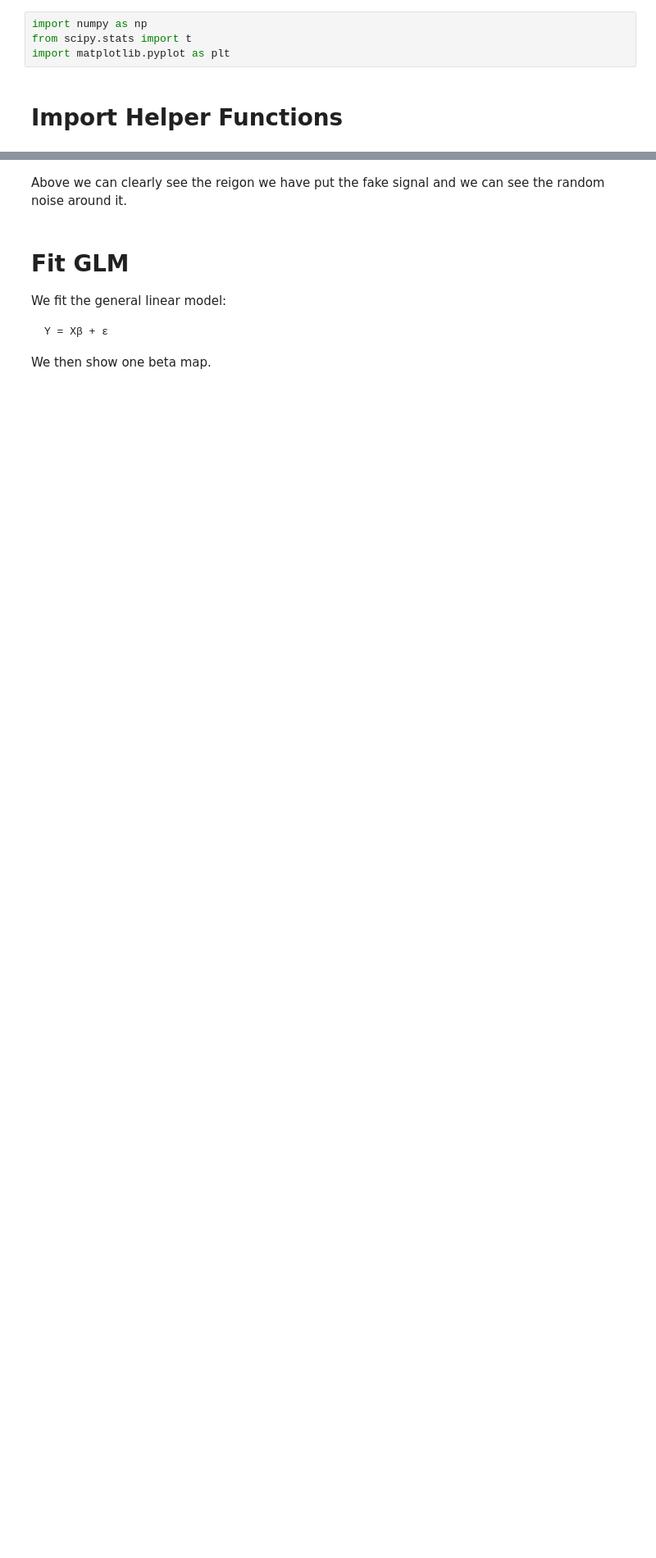
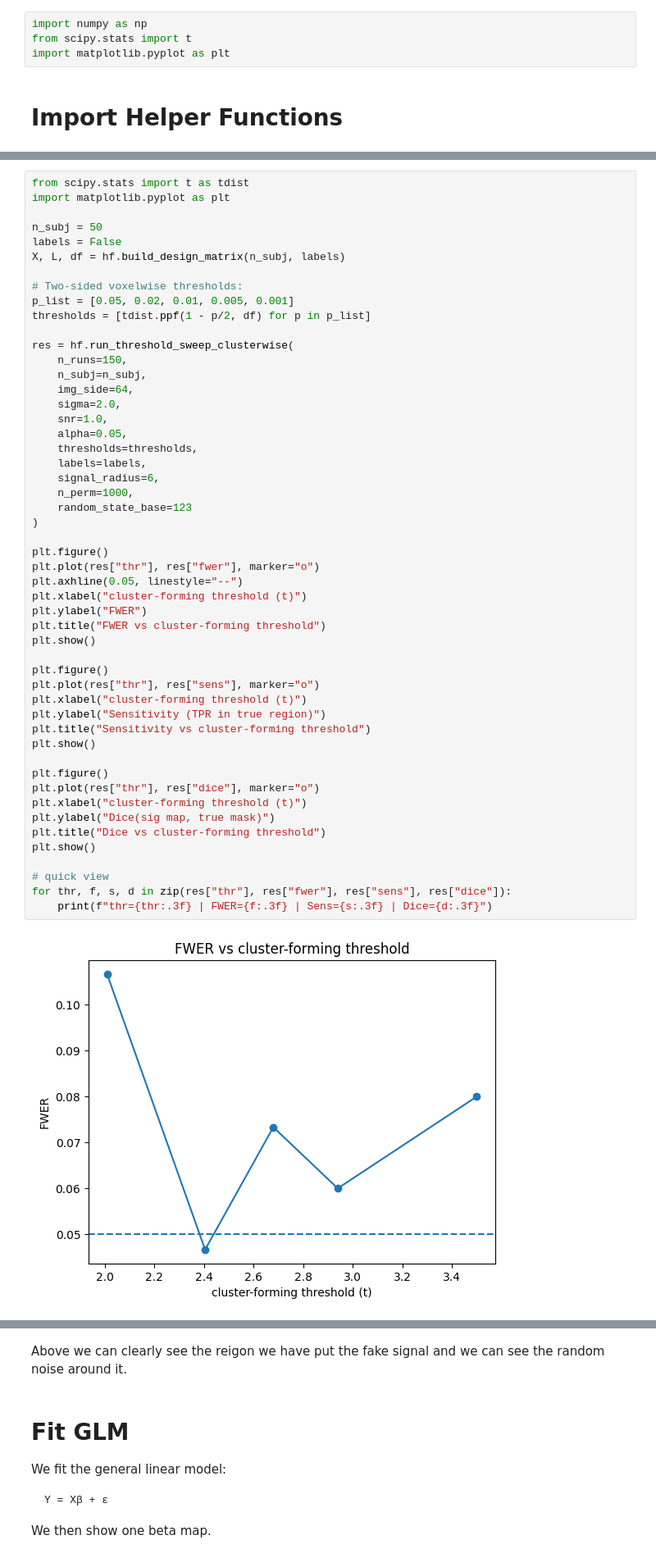
Before and after one commit to lt22412/group_project, a Jupyter notebook: Cluster_wise_permutation/walkthrough.ipynb, the cells around one changed output, grey strips where cells are left out. Shown at 82% size. Cells and saved outputs as stored; diff of their text form; blank space fills up the shorter version.

```diff
--- a/Cluster_wise_permutation/walkthrough.ipynb
+++ b/Cluster_wise_permutation/walkthrough.ipynb
@@ -11,0 +204,53 @@ import simdata as simd
+# %%
+from scipy.stats import t as tdist
+import matplotlib.pyplot as plt
+
+n_subj = 50
+labels = False
+X, L, df = hf.build_design_matrix(n_subj, labels)
+
+# Two-sided voxelwise thresholds:
+p_list = [0.05, 0.02, 0.01, 0.005, 0.001]
+thresholds = [tdist.ppf(1 - p/2, df) for p in p_list]
+
+res = hf.run_threshold_sweep_clusterwise(
+    n_runs=150,
+    n_subj=n_subj,
+    img_side=64,
+    sigma=2.0,
+    snr=1.0,
+    alpha=0.05,
+    thresholds=thresholds,
+    labels=labels,
+    signal_radius=6,
+    n_perm=1000,
+    random_state_base=123
+)
+
+plt.figure()
+plt.plot(res["thr"], res["fwer"], marker="o")
+plt.axhline(0.05, linestyle="--")
+plt.xlabel("cluster-forming threshold (t)")
+plt.ylabel("FWER")
+plt.title("FWER vs cluster-forming threshold")
+plt.show()
+
+plt.figure()
+plt.plot(res["thr"], res["sens"], marker="o")
+plt.xlabel("cluster-forming threshold (t)")
+plt.ylabel("Sensitivity (TPR in true region)")
+plt.title("Sensitivity vs cluster-forming threshold")
+plt.show()
+
+plt.figure()
+plt.plot(res["thr"], res["dice"], marker="o")
+plt.xlabel("cluster-forming threshold (t)")
+plt.ylabel("Dice(sig map, true mask)")
+plt.title("Dice vs cluster-forming threshold")
+plt.show()
+
+# quick view
+for thr, f, s, d in zip(res["thr"], res["fwer"], res["sens"], res["dice"]):
+    print(f"thr={thr:.3f} | FWER={f:.3f} | Sens={s:.3f} | Dice={d:.3f}")
+# %% [output]
+[figure, added]
```
Also changed, not shown: parts of 18 cells of this notebook, 3 other files.
